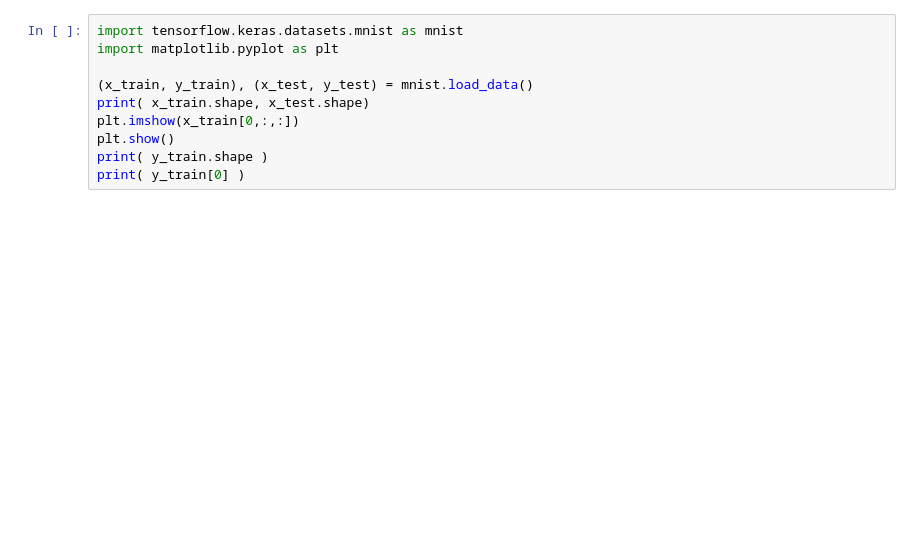
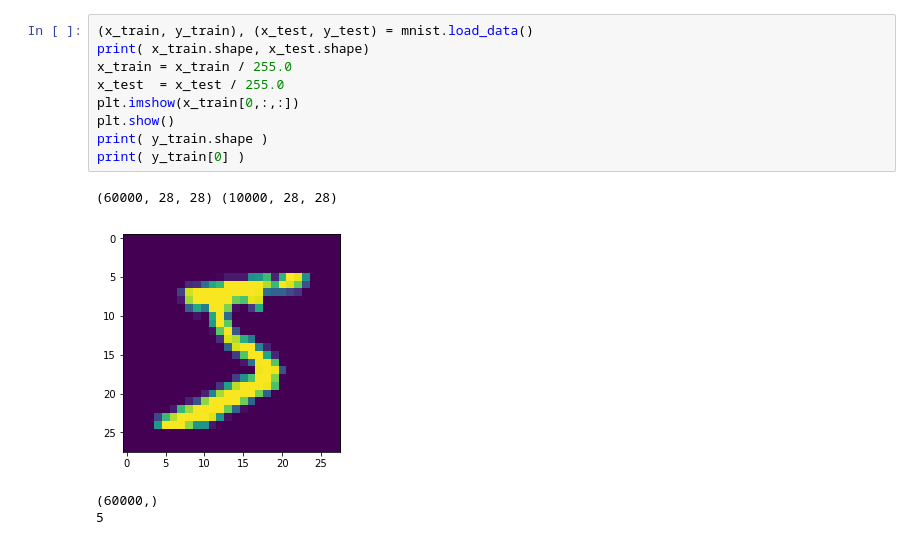
Before and after one commit to jbscoggi/teaching, a Jupyter notebook: Polytechnique/CSE204/Lab10_answers.ipynb, the cells around one changed output. Drawn from its saved outputs; the diff is of its cells as text; blank space fills up the shorter version.

```diff
--- a/Polytechnique/CSE204/Lab10_answers.ipynb
+++ b/Polytechnique/CSE204/Lab10_answers.ipynb
@@ -22,11 +31,15 @@ In this excercise, we are not interested in classifying images of digits.  Inste
 # %%
-import tensorflow.keras.datasets.mnist as mnist
-import matplotlib.pyplot as plt
-
 (x_train, y_train), (x_test, y_test) = mnist.load_data()
 print( x_train.shape, x_test.shape)
+x_train = x_train / 255.0
+x_test  = x_test / 255.0
 plt.imshow(x_train[0,:,:])
 plt.show()
 print( y_train.shape )
 print( y_train[0] )
+# %% [output]
+(60000, 28, 28) (10000, 28, 28)
+[figure, added]
+(60000,)
+5
 # %% [markdown]
```
Also changed, not shown: parts of 27 cells of this notebook.
